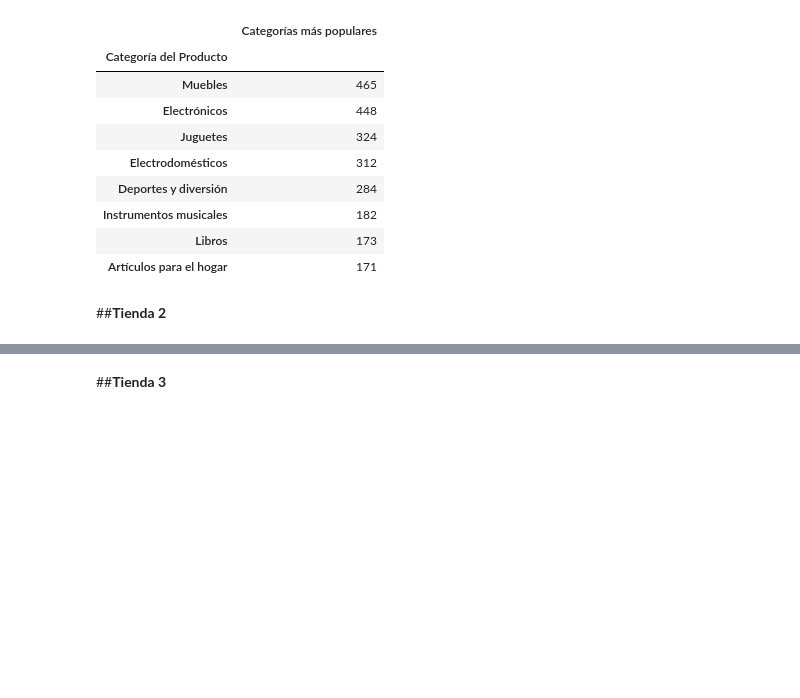
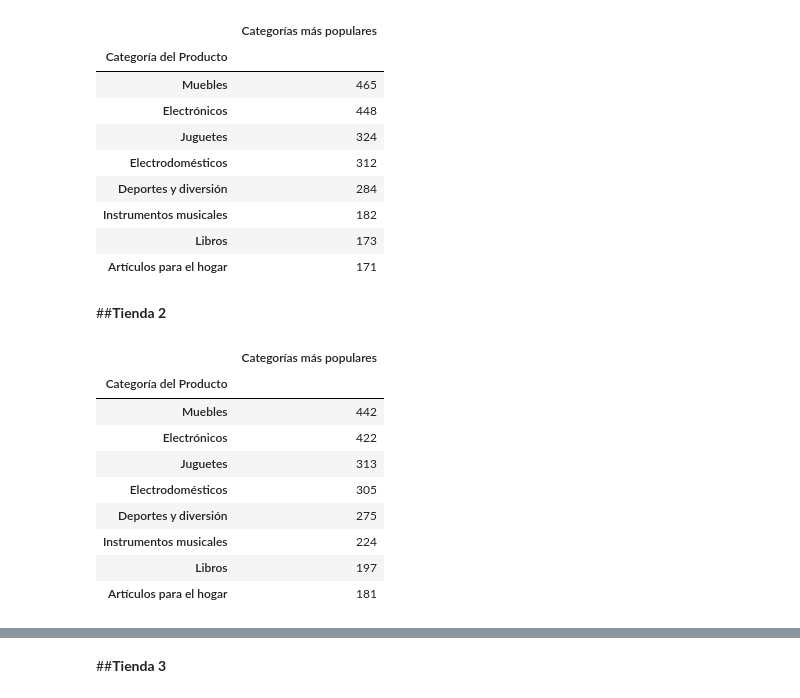
Before and after one commit to Fvargasv/Desafio-Alura-Store, a Jupyter notebook: AluraStoreLatam.ipynb, the cells around one changed output, grey strips where cells are left out. Drawn from its saved outputs; the diff is of its cells as text; code cells hidden in the pictures; blank space fills up the shorter version.

```diff
--- a/AluraStoreLatam.ipynb
+++ b/AluraStoreLatam.ipynb
@@ -252,3 +252,17 @@ venta_categoria1
 | Artículos para el hogar | 171 |
 # %% [markdown]
 ##**Tienda 2**
+# %%
+venta_categoria2 = tienda2.groupby('Categoría del Producto')[['Precio']].count().sort_values('Precio', ascending= False).rename(columns={'Precio':'Categorías más populares'})
+venta_categoria2
+# %% [output]
+|  | Categorías más populares |
+| Categoría del Producto |  |
+| Muebles | 442 |
+| Electrónicos | 422 |
+| Juguetes | 313 |
+| Electrodomésticos | 305 |
+| Deportes y diversión | 275 |
+| Instrumentos musicales | 224 |
+| Libros | 197 |
+| Artículos para el hogar | 181 |
```
Also changed, not shown: parts of 20 cells of this notebook.
